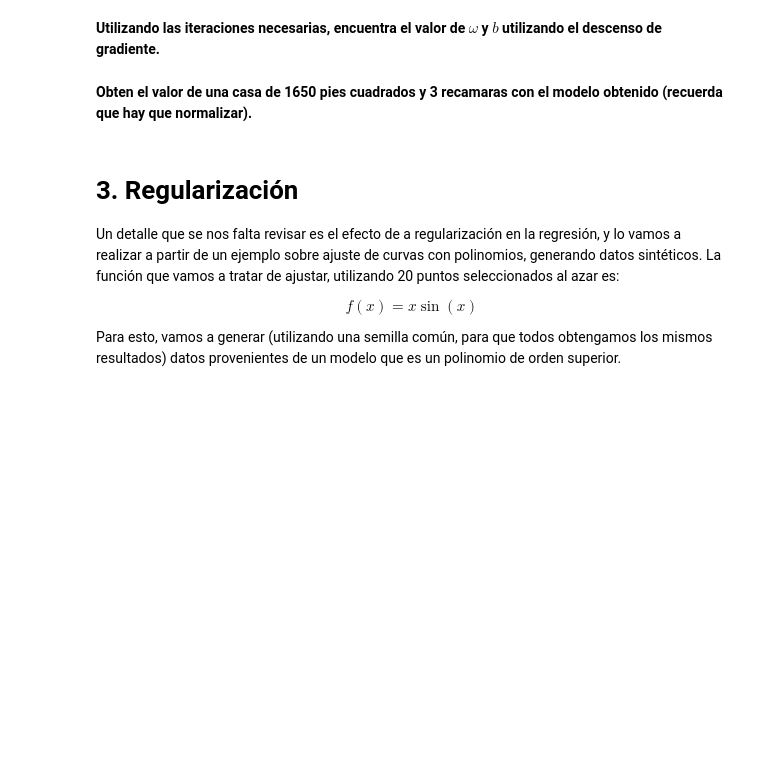
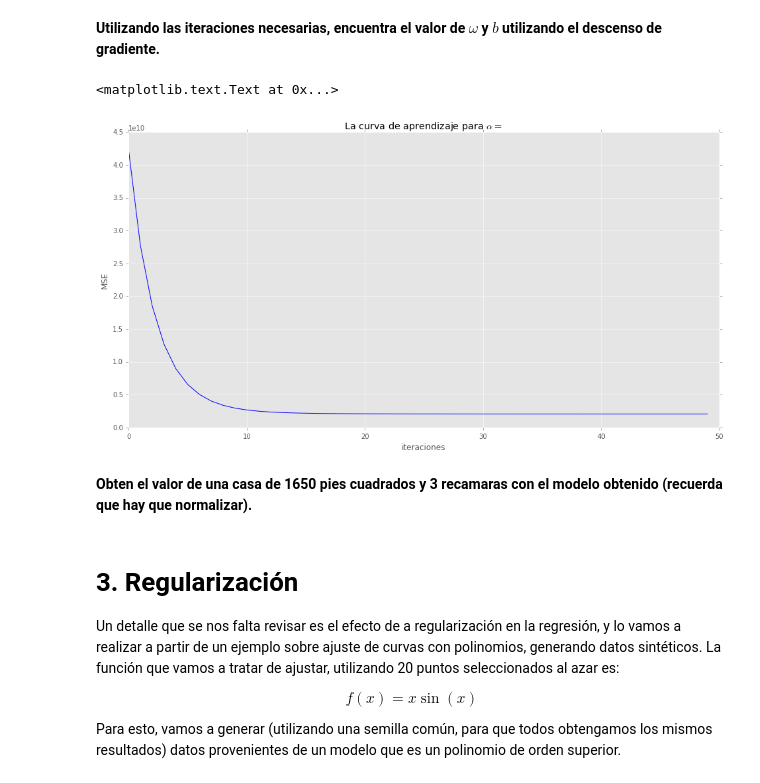
Before and after one commit to Liz-Soto/Evaluaciones-Continuas-RN, a Jupyter notebook: regresion-lineal/neurona_lineal.ipynb, the cells around one changed output. Saved outputs shown, nothing was run; the diff lists cells and outputs as text; code cells hidden in the pictures; blank space fills up the shorter version.

```diff
--- a/regresion-lineal/neurona_lineal.ipynb
+++ b/regresion-lineal/neurona_lineal.ipynb
@@ -358,3 +382,17 @@ plt.ylabel('MSE')
+# %%
+w_ini = np.zeros((n,))
+b_ini = 0
+num_iters = 50
+
+_, _, mse_hist = descenso_gradiente_lotes(x_norm, y, w_ini, b_ini, alpha, num_iters)
+
+plt.plot(mse_hist, '-b')
+plt.title(r"La curva de aprendizaje para $\alpha =$ ")
+plt.xlabel('iteraciones')
+plt.ylabel('MSE')
+# %% [output]
+<matplotlib.text.Text at 0x...>
+[figure, added]
 # %% [markdown]
 **Obten el valor de una casa de 1650 pies cuadrados y 3 recamaras con el modelo obtenido (recuerda que hay que normalizar).**
 # %%
```
Also changed, not shown: parts of 10 cells of this notebook.
